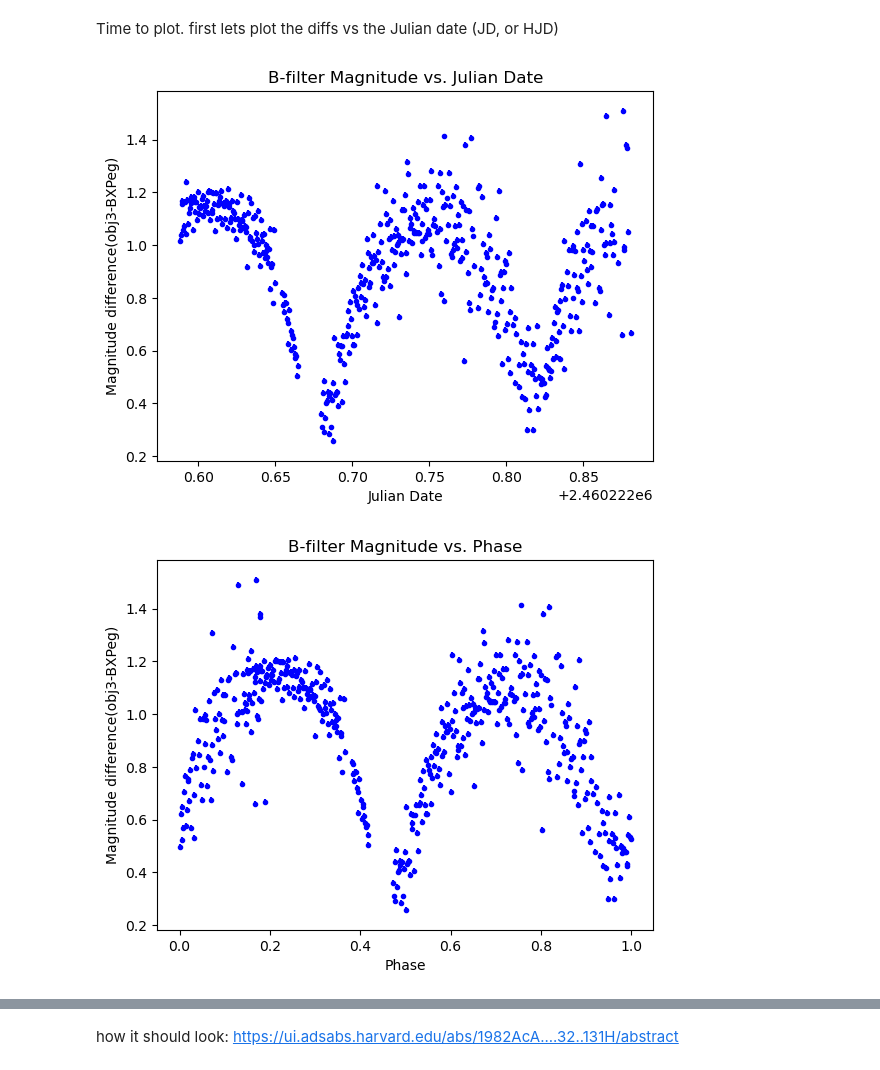
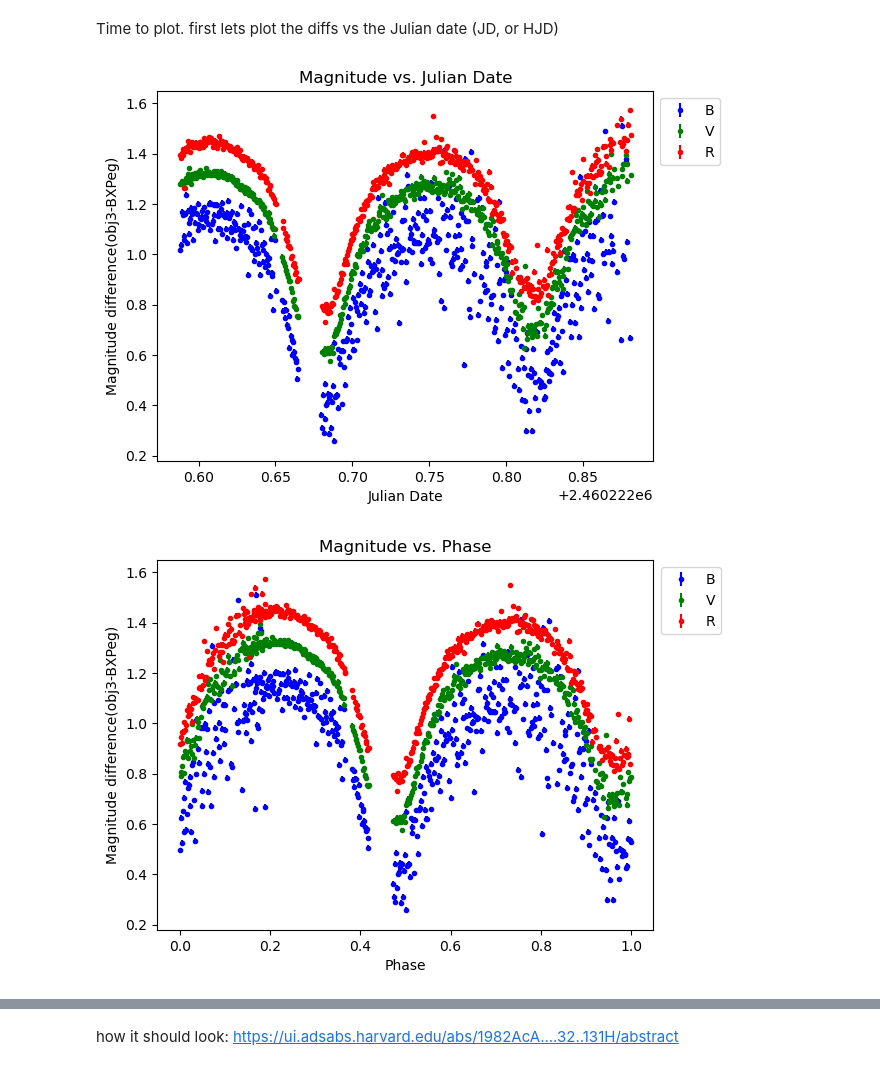
Before and after one commit to llarrieu/AST401L_BXPeg, a Jupyter notebook: lightCurve.ipynb, the cells around one changed output, grey strips where cells are left out. Drawn from its saved outputs; the diff is of its cells as text; code cells hidden in the pictures.

Commit message:
fixing the graphs so we have 3 instead of 7

```diff
--- a/lightCurve.ipynb
+++ b/lightCurve.ipynb
@@ -96,22 +97,28 @@ std_errorRefR = np.std(diff32R, ddof=1) / np.sqrt(len(diff32R))
 # %% [markdown]
 Time to plot. first lets plot the diffs vs the Julian date (JD, or HJD)
 # %%
-#plot the diffs vs. the JD for the B filter
-plt.errorbar(HJDB,diff31B,fmt=".",color='b',yerr=std_errorB)
-#plt.errorbar(HJDB,diff31B, yerr=std_errorB, fmt="o")
-plt.title('B-filter Magnitude vs. Julian Date')
+#plot the diffs vs. the JD
+plt.errorbar(HJDB,diff31B,label = 'B',fmt=".",color='b',yerr=std_errorB)
+plt.errorbar(HJDV,diff31V,label = 'V',fmt=".",color='g',yerr=std_errorV)
+plt.errorbar(HJDR,diff31R,label = 'R',fmt=".",color='r',yerr=std_errorR)
+
+plt.legend(bbox_to_anchor=(1,1))
+plt.title('Magnitude vs. Julian Date')
 plt.ylabel('Magnitude difference(obj3-BXPeg)')
 plt.xlabel('Julian Date')
 plt.show()
 
-#plot of mags vs. phase for B filter
+##############################################
 plt.figure(2)
-plt.errorbar(phaseB,diff31B,fmt=".",color='b',yerr=std_errorB)
-#plt.errorbar(HJDB,diff31B,yerr=std_errorB, fmt="o")
-plt.title('B-filter Magnitude vs. Phase')
+#plot of mags vs. phase
+plt.errorbar(phaseB,diff31B,label = 'B',fmt=".",color='b',yerr=std_errorB)
+plt.errorbar(phaseV,diff31V,label = 'V',fmt=".",color='g',yerr=std_errorV)
+plt.errorbar(phaseR,diff31R,label = 'R',fmt=".",color='r',yerr=std_errorR)
+plt.legend(bbox_to_anchor=(1.15,1))
+plt.title('Magnitude vs. Phase')
 plt.ylabel('Magnitude difference(obj3-BXPeg)')
 plt.xlabel('Phase')
 plt.show()
 # %% [output]
-[figure, old version]
+[figure, new version]
-[figure, old version]
+[figure, new version]
```
Also changed, not shown: parts of 4 cells of this notebook.
